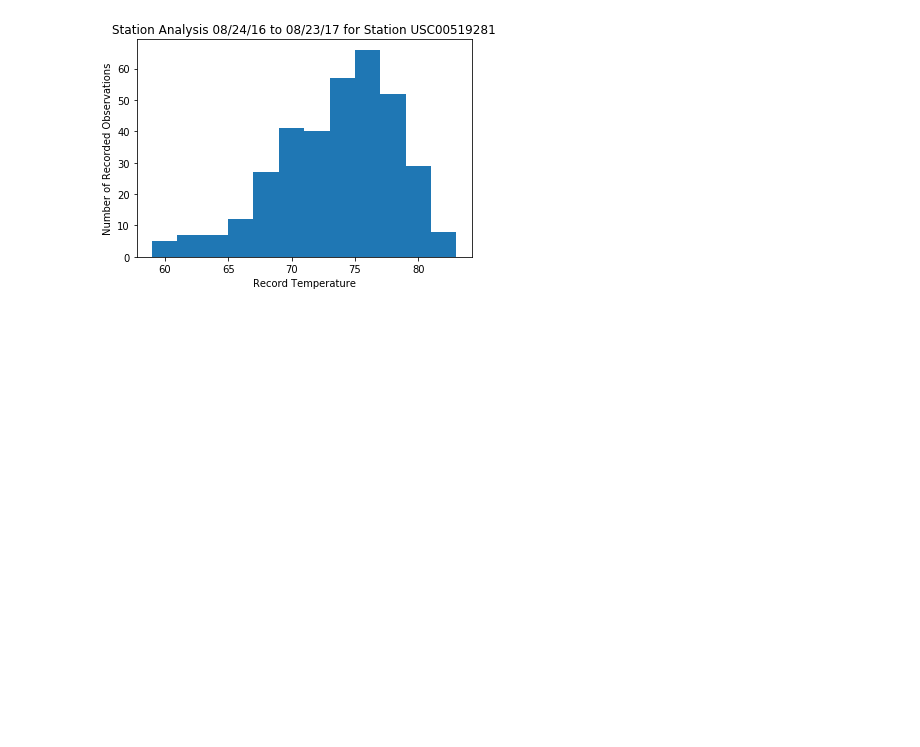
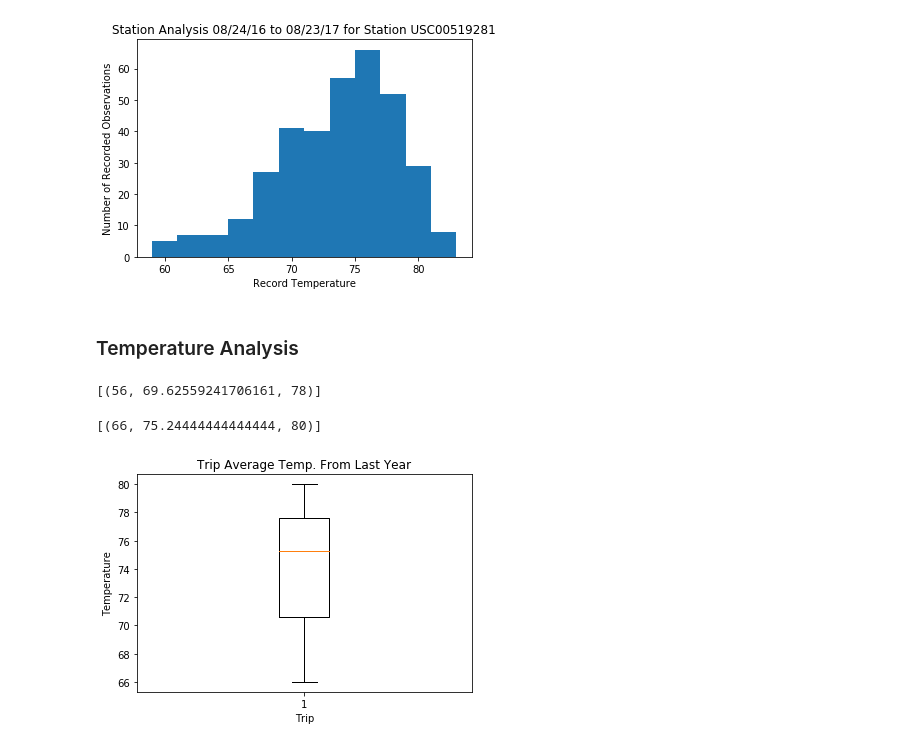
Before and after one commit to JonPara/SQLized, a Jupyter notebook: SQL_Alchemy/climate_analysis.ipynb, the cells around one changed output. Drawn from its saved outputs; the diff is of its cells as text; code cells hidden in the pictures; blank space fills up the shorter version.

Commit message:
Add files via upload
Added final plots with temperature analysis

```diff
--- a/SQL_Alchemy/climate_analysis.ipynb
+++ b/SQL_Alchemy/climate_analysis.ipynb
@@ -149,3 +149,33 @@ plt.title("Station Analysis 08/24/16 to 08/23/17 for Station " + busiest)
 plt.show()
 # %% [output]
 [figure]
+# %% [markdown]
+### Temperature Analysis
+# %%
+def calc_temps(start_date,end_date):
+
+    return session.query(func.min(Measurements.tobs), func.avg(Measurements.tobs),func.max(Measurements.tobs)).\
+           filter(Measurements.date >= start_date).filter(Measurements.date <= end_date).all()
+
+print(calc_temps('2012-02-08', '2012-03-05'))
+# %% [output]
+[(56, 69.62559241706161, 78)]
+# %%
+trip_arrive = datetime.date(2018, 5, 5)
+trip_leave = datetime.date(2018, 5, 12)
+last_year = datetime.timedelta(days = 365)
+temp_avg_1st_year = calc_temps((trip_arrive - last_year), (trip_leave - last_year))
+print(temp_avg_1st_year)
+# %% [output]
+[(66, 75.24444444444444, 80)]
+# %%
+fig, ax = plt.subplots()
+x = range(len(temp_avg_1st_year))
+ax.boxplot(temp_avg_1st_year)
+ax.set_title("Trip Average Temp. From Last Year")
+ax.set_ylabel("Temperature")
+ax.set_xlabel("Trip")
+
+plt.show()
+# %% [output]
+[figure, added]
```
Also changed, not shown: parts of 1 cell of this notebook.
